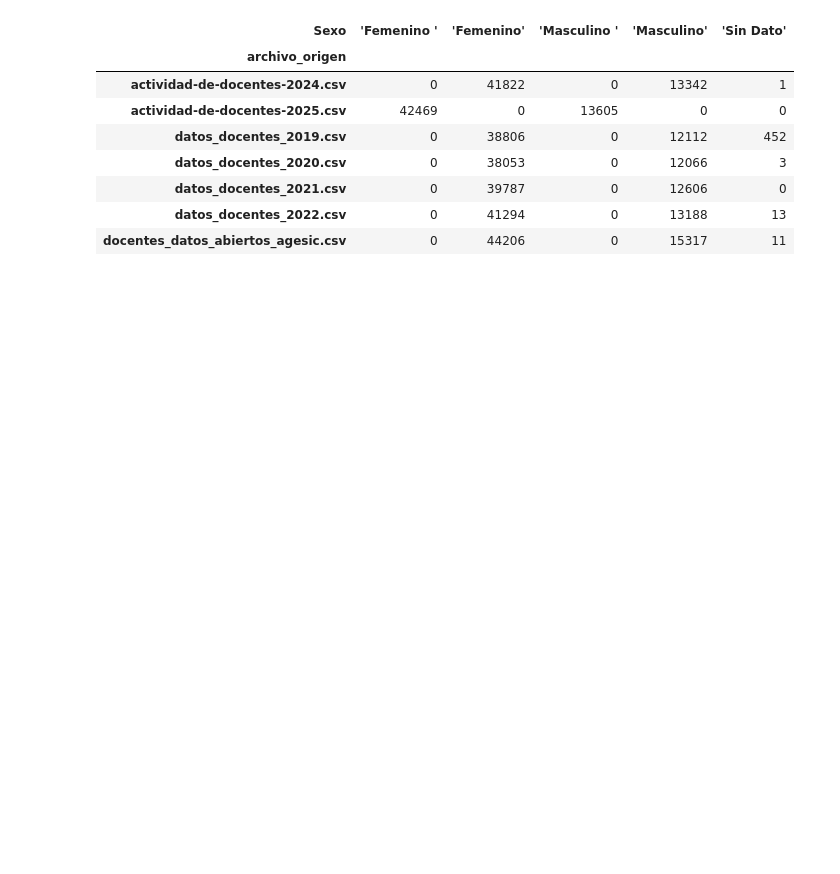
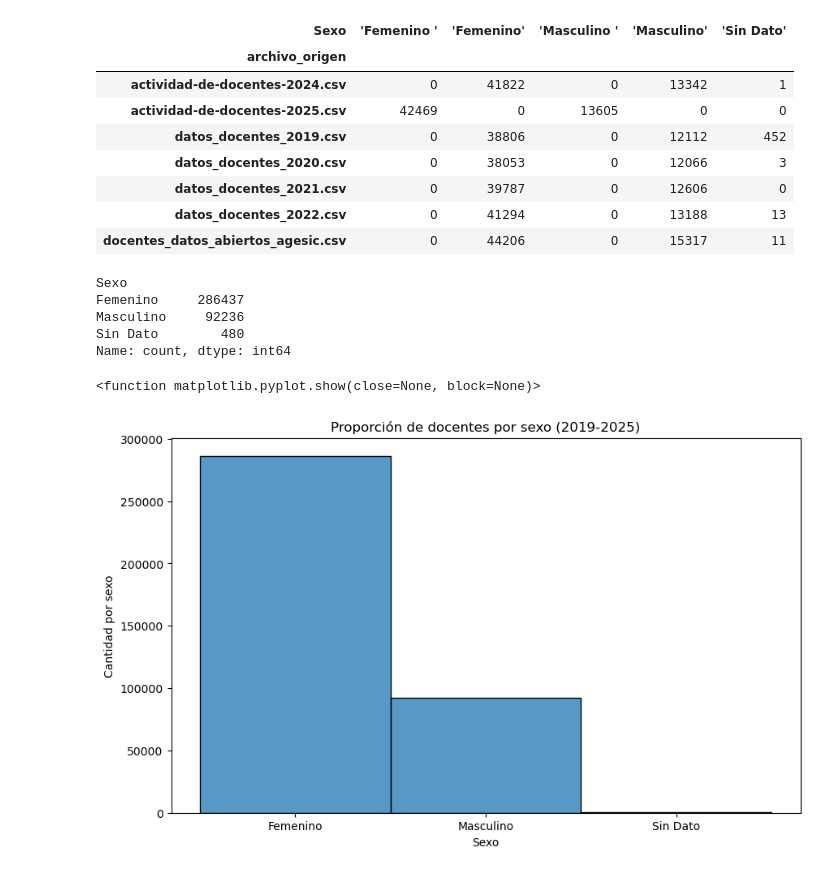
Before and after one commit to Albertmestre1256/Analisis-de-metricas-Ceibal, a Jupyter notebook: Proyecto/Etapa II - Exploración primaria + Limpieza/Exploración primaria y limpieza.ipynb, the cells around one changed output. Drawn from its saved outputs; the diff is of its cells as text; code cells hidden in the pictures; blank space fills up the shorter version.

Commit message:
Versión 3 del Notebook - EDA y limpieza de datos

```diff
--- a/Proyecto/Etapa II - Exploración primaria + Limpieza/Exploración primaria y limpieza.ipynb
+++ b/Proyecto/Etapa II - Exploración primaria + Limpieza/Exploración primaria y limpieza.ipynb
@@ -50,3 +111,29 @@ pd.crosstab(df_d["archivo_origen"], df_d["Sexo"].map(repr))
 | datos_docentes_2021.csv | 0 | 39787 | 0 | 12606 | 0 |
 | datos_docentes_2022.csv | 0 | 41294 | 0 | 13188 | 13 |
 | docentes_datos_abiertos_agesic.csv | 0 | 44206 | 0 | 15317 | 11 |
+# %%
+# Tenemos que limpiar los strings de la columna "Sexo"
+# Al escribir el dataset, tuvieron un error tipográfico y agregaron a veces un espacio (" ") al final de la palabra
+# Para Python, estos son dos cosas distintas. Así que debemos limpiarlas
+
+df_d["Sexo"] = df_d["Sexo"].str.strip()
+df_d["Sexo"].value_counts()
+# %% [output]
+Sexo
+Femenino     286437
+Masculino     92236
+Sin Dato        480
+Name: count, dtype: int64
+# %%
+plt.figure(figsize=(10, 6))
+sns.histplot(
+    data=df_d,
+    x="Sexo",
+)
+plt.title("Proporción de docentes por sexo (2019-2025)")
+plt.xlabel("Sexo")
+plt.ylabel("Cantidad por sexo")
+plt.show
+# %% [output]
+<function matplotlib.pyplot.show(close=None, block=None)>
+[figure, added]
```
Also changed, not shown: parts of 11 cells of this notebook, 1 other file.
